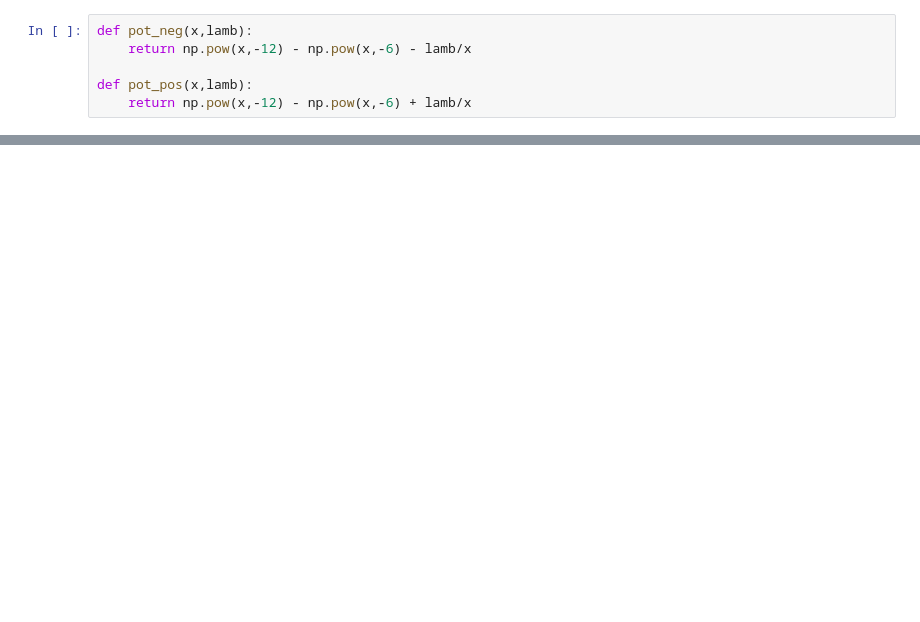
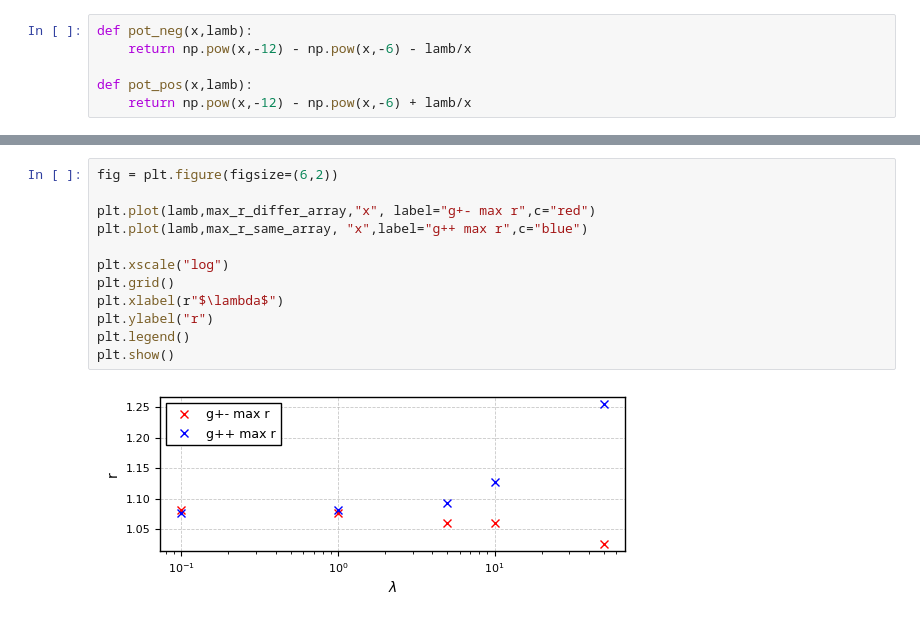
Before and after one commit to Sparisi01/montecarlo_particles_simulation, a Jupyter notebook: output/saves/Coulomb_LJ_coupling/data_analysis_LJ_Coulomb.ipynb, the cells around one changed output, grey strips where cells are left out. Cells and saved outputs as stored; diff of their text form; blank space fills up the shorter version.

Commit message:
little bug fixes and better figures for ionic coupling

```diff
--- a/output/saves/Coulomb_LJ_coupling/data_analysis_LJ_Coulomb.ipynb
+++ b/output/saves/Coulomb_LJ_coupling/data_analysis_LJ_Coulomb.ipynb
@@ -139,0 +147,14 @@ TypeError: Legend.__init__() got an unexpected keyword argument 'location'
+# %%
+fig = plt.figure(figsize=(6,2))
+
+plt.plot(lamb,max_r_differ_array,"x", label="g+- max r",c="red")
+plt.plot(lamb,max_r_same_array, "x",label="g++ max r",c="blue")
+
+plt.xscale("log")
+plt.grid()
+plt.xlabel(r"$\lambda$")
+plt.ylabel("r")
+plt.legend()
+plt.show()
+# %% [output]
+[figure, added]
```
Also changed, not shown: parts of 5 cells of this notebook, 33 other files.
